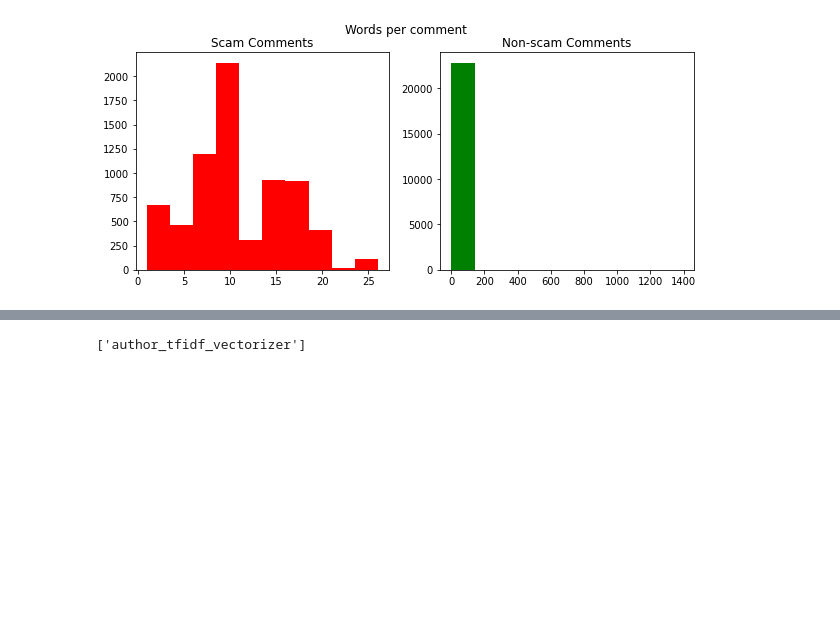
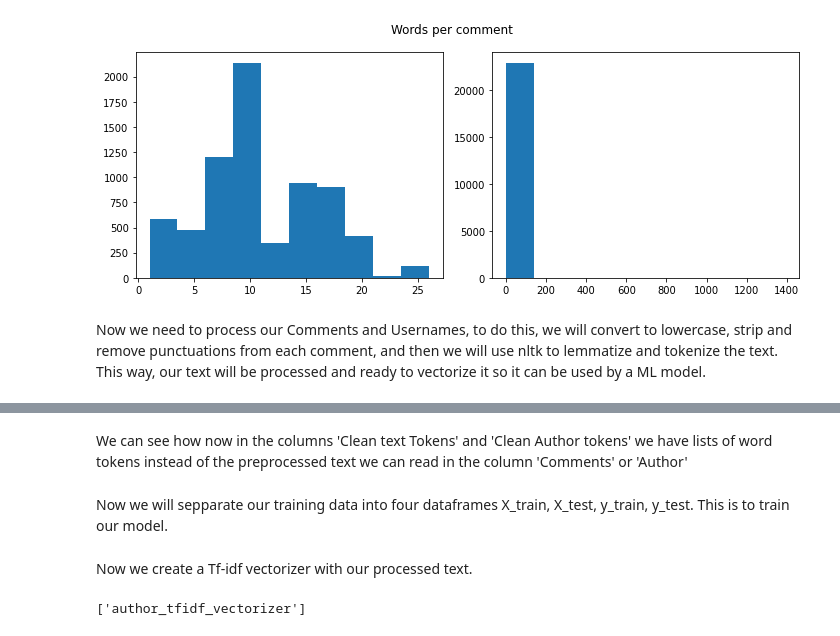
Before and after one commit to Pristzilla/HackUPCTeamRocket, a Jupyter notebook: Classification.ipynb, the cells around one changed output, grey strips where cells are left out. Cells and saved outputs as stored; diff of their text form; code cells hidden in the pictures; blank space fills up the shorter version.

```diff
--- a/Classification.ipynb
+++ b/Classification.ipynb
@@ -119,16 +217,22 @@ print(train[train['Is Scam']==0]['Word Count'].mean())
 # %%
 # PLOTTING WORD-COUNT
-fig,(ax1,ax2)=plt.subplots(1,2,figsize=(10,4))
-train_words=train[train['Is Scam']==1]['Word Count']
-ax1.hist(train_words,color='red')
-ax1.set_title('Scam Comments')
-train_words=train[train['Is Scam']==0]['Word Count']
-ax2.hist(train_words,color='green')
-ax2.set_title('Non-scam Comments')
+fig, (ax1, ax2) =plt.subplots(1, 2, figsize=(10, 4))
+train_scam_words=train[train['Is Scam']==1]['Word Count']
+train_noScam_words=train[train['Is Scam']==0]['Word Count']
+
+ax1.hist(train_scam_words, bins=10, histtype='bar')
+ax2.hist(train_noScam_words, bins=10, histtype='bar')
+
+
 fig.suptitle('Words per comment')
+fig.tight_layout()
 plt.show()
 # %% [output]
-[figure, old version]
+[figure, new version]
+# %% [markdown]
+<p>
+Now we need to process our Comments and Usernames, to do this, we will convert to lowercase, strip and remove punctuations from each comment, and then we will use nltk to lemmatize and tokenize the text. This way, our text will be processed and ready to vectorize it so it can be used by a ML model.
+</p>
 # %%
 #convert to lowercase, strip and remove punctuations
 def preprocess(text):
@@ -186,4 +293,12 @@ train.head()
 | 2 | Y r best | True | Debashis Bhattacharjee | 0 | 3 | r best | debashis bhattacharjee | [r, best] | ... |
 | 3 | Last | True | Niloy Zaman | 0 | 1 | last | niloy zaman | [last] | ... |
 | 4 | I love you | True | RedTune605 | 0 | 3 | love | redtune | [love] | ... |
+# %% [markdown]
+<p>
+We can see how now in the columns 'Clean text Tokens' and 'Clean Author tokens' we have lists of word tokens instead of the preprocessed text we can read in the column 'Comments' or 'Author'
+</p>
+# %% [markdown]
+<p>
+Now we will sepparate our training data into four dataframes X_train, X_test, y_train, y_test. This is to train our model.
+</p>
 # %%
@@ -193,4 +305,8 @@ train['Clean Author tokens']=[nltk.word_tokenize(i) for i in train['Clean Author
 X_train, X_test, y_train, y_test = train_test_split(train['Clean Comment'], train['Is Scam'], test_size=0.4, shuffle=True)
 X_train_author, X_test_author, y_train_author, y_test_author = train_test_split(train['Clean Author'], train['Is Scam'], test_size=0.4, shuffle=True)
+# %% [markdown]
+<p>
+Now we create a Tf-idf vectorizer with our processed text.
+</p>
 # %%
 #Tf-Idf
```
Also changed, not shown: parts of 23 cells of this notebook, 6 other files.
